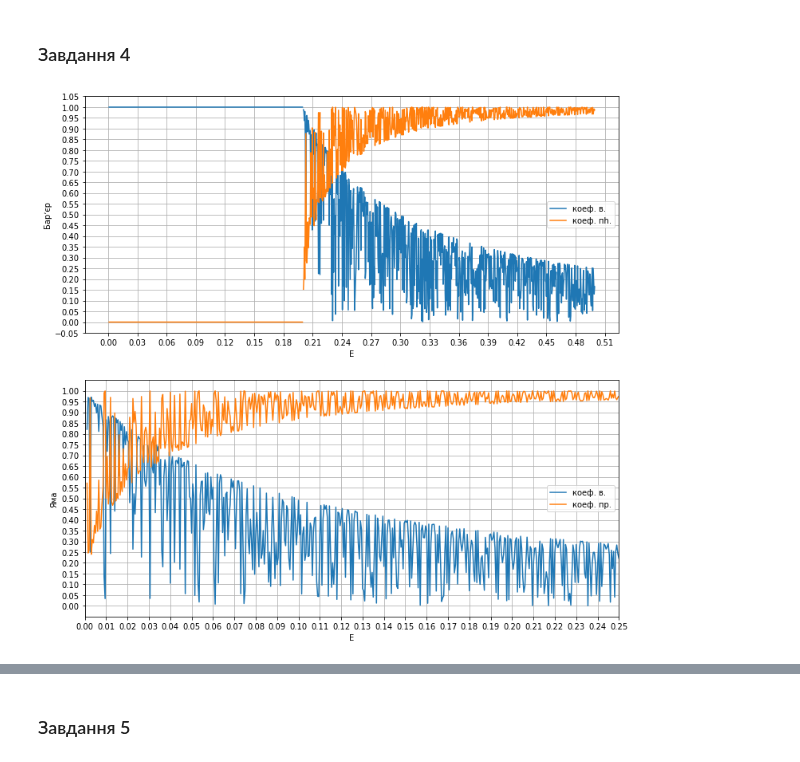
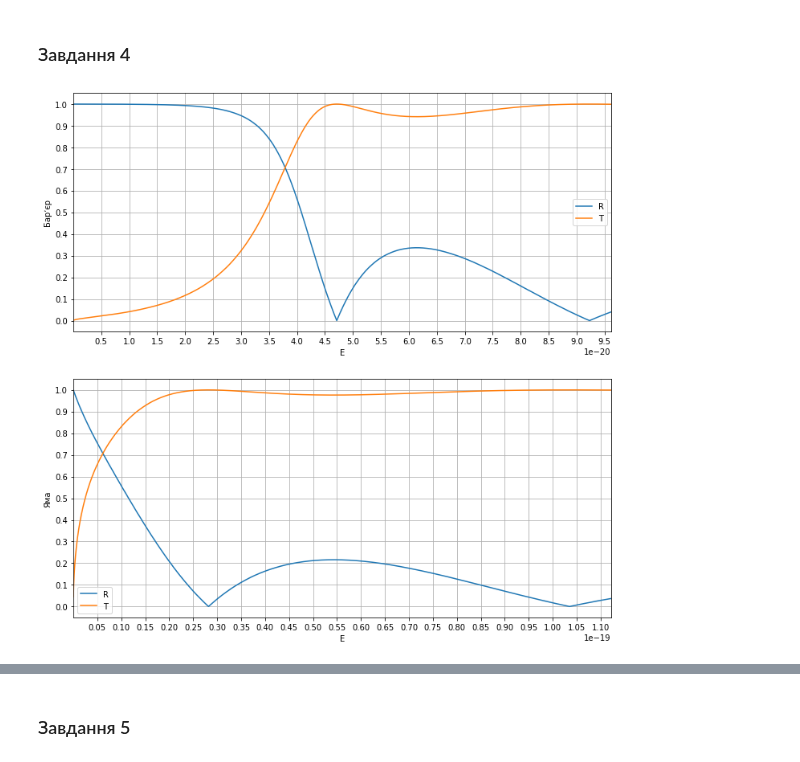
Before and after one commit to angpysha/aspiratura_imtr, a Jupyter notebook: imtr1_1.ipynb, the cells around one changed output, grey strips where cells are left out. Cells and saved outputs as stored; diff of their text form; code cells hidden in the pictures.

```diff
--- a/imtr1_1.ipynb
+++ b/imtr1_1.ipynb
@@ -557,21 +531,21 @@ $ a = b = 2 нм = 2 \cdot 10^{-9} м $
 import math
 
 import numpy as np
-h = 6.62606957 * 10**-34
 me = 9.10938291 * 10**-31
 e = 1.602176565 * 10**-19
-Vb = 0.2
-Vy = -0.2
+h = 6.62606957 * 10**-34
+h1 = 4.135667669 * 10**-15
+Vb = 0.2 * e
+Vy = -0.2 * e
 hh = h/(2*np.pi)
-a = 2 * np.exp(-9)
-Vdz = Vb * 1.602176565*10**-19
-Vkg = Vb * 1.78266184 * 10**-36
+a = 2 * 10 ** -9
+#Vkg = Vb * 1.78266184 * 10**-36
 # %%
 def z(E,V):
     return np.sqrt((E-V)/E+0j)
 # %%
 def k(E,V):
-    return np.sqrt(e*2*me*(E-V)+0j)/hh
+    return np.sqrt(2*me*(E-V)+0j)/hh
 # %%
 def tt(E,V):
     return np.tan(k(E,V) * a)
@@ -587,41 +561,44 @@ def T(E,V):
 # %% [markdown]
 ### <a name="p2z4">Завдання 4</a>
 # %%
-ffnew = np.arange(0.001,0.5,0.0005)
+ffnew = np.arange(0.0001*e,10*Vb, 0.0001*e)
 # %%
 Rvec = np.vectorize(R)
 Tvec = np.vectorize(T)
 # %%
-Rvals = np.abs(Rvec(ff,Vb))
+Rvals = np.abs(Rvec(ffnew,Vb))
 Tvals = Tvec(ffnew,Vb)
 
-Ryvals = np.abs(Rvec(ff,Vy))
+Ryvals = np.abs(Rvec(ffnew,Vy))
 Tyvals = Tvec(ffnew,Vy)
 # %%
 import matplotlib.pyplot as plt
 fig, (ax1,ax2) = plt.subplots(2, figsize=(12,12))
 # fig = plt.figure()
 # ax = plt.subplot(111)
 #
 plt.grid(True)
 
-ax1.plot(ffnew, Rvals, label='коеф. в.')
-ax1.plot(ffnew, Tvals, label='коеф. пh.')
+ax1.plot(ffnew, Rvals, label='R')
+ax1.plot(ffnew, Tvals, label='T')
+#ax1.plot(ffnew, Tvals, label='коеф. пh.')
 ax1.legend()
 ax1.grid()
 ax1.set_xlabel('E')
 ax1.set_ylabel('Барʼєр')
-ax2.plot(ffnew, Ryvals, label='коеф. в.')
-ax2.plot(ffnew, Tyvals, label='коеф. пр.')
+ax2.plot(ffnew, Ryvals, label='R')
+ax2.plot(ffnew, Tyvals, label='T')
 ax2.legend()
 ax2.set_xlabel('E')
 ax2.set_ylabel('Яма')
-ax1.xaxis.set_major_locator(plticker.MultipleLocator(base=float(0.03)))
-ax1.yaxis.set_major_locator(plticker.MultipleLocator(base=float(0.05)))
-ax2.xaxis.set_major_locator(plticker.MultipleLocator(base=float(0.01)))
-ax2.yaxis.set_major_locator(plticker.MultipleLocator(base=float(0.05)))
+ax1.xaxis.set_major_locator(plticker.MultipleLocator(base=float(0.05 * 10 ** -19)))
+ax1.yaxis.set_major_locator(plticker.MultipleLocator(base=float(0.1)))
+ax2.xaxis.set_major_locator(plticker.MultipleLocator(base=float(0.5 * 10 ** -20)))
+ax2.yaxis.set_major_locator(plticker.MultipleLocator(base=float(0.1)))
+
 plt.grid(True)
-plt.xlim(0,0.25)
+ax1.set_xlim(0.0001*e,3*Vb)
+ax2.set_xlim(0.0001*e,3.5*Vb)
 plt.show()
 # %% [output]
-[figure, old version]
+[figure, new version]
```
Also changed, not shown: parts of 17 cells of this notebook.
